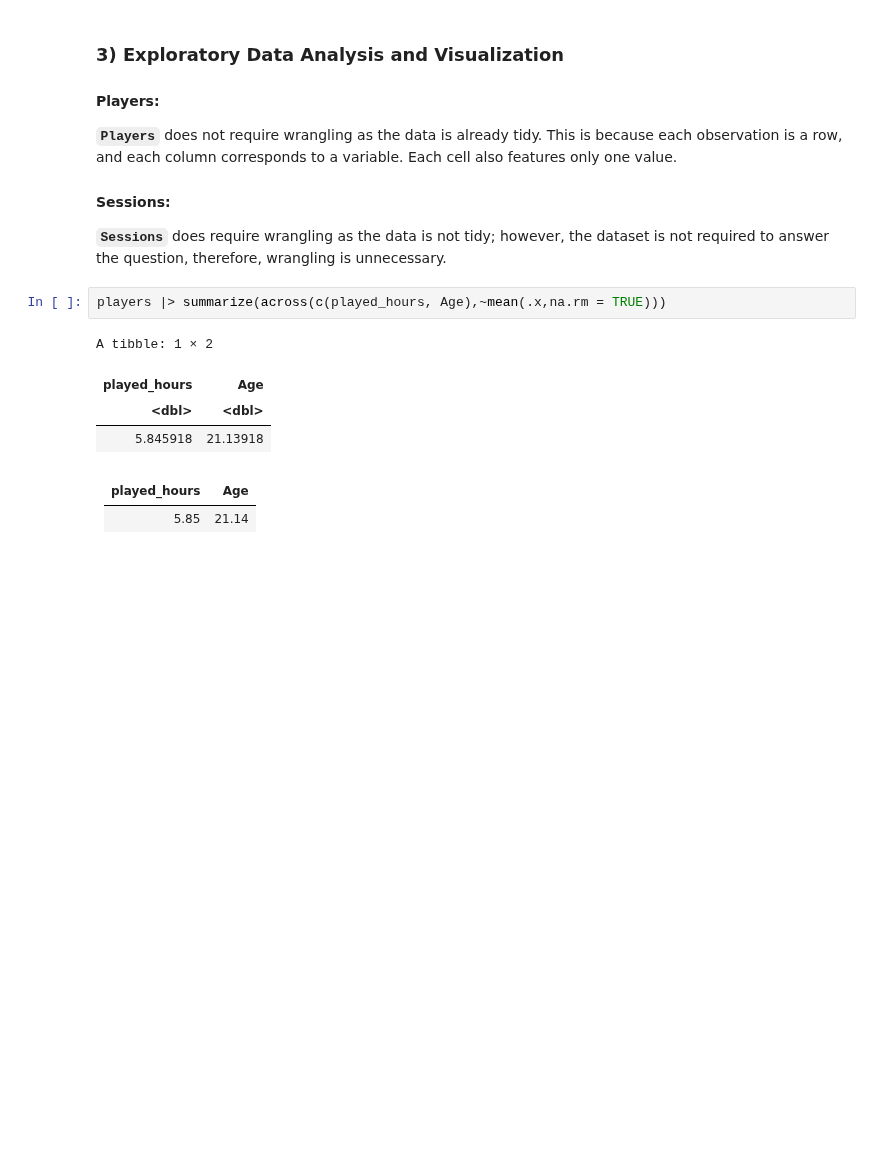
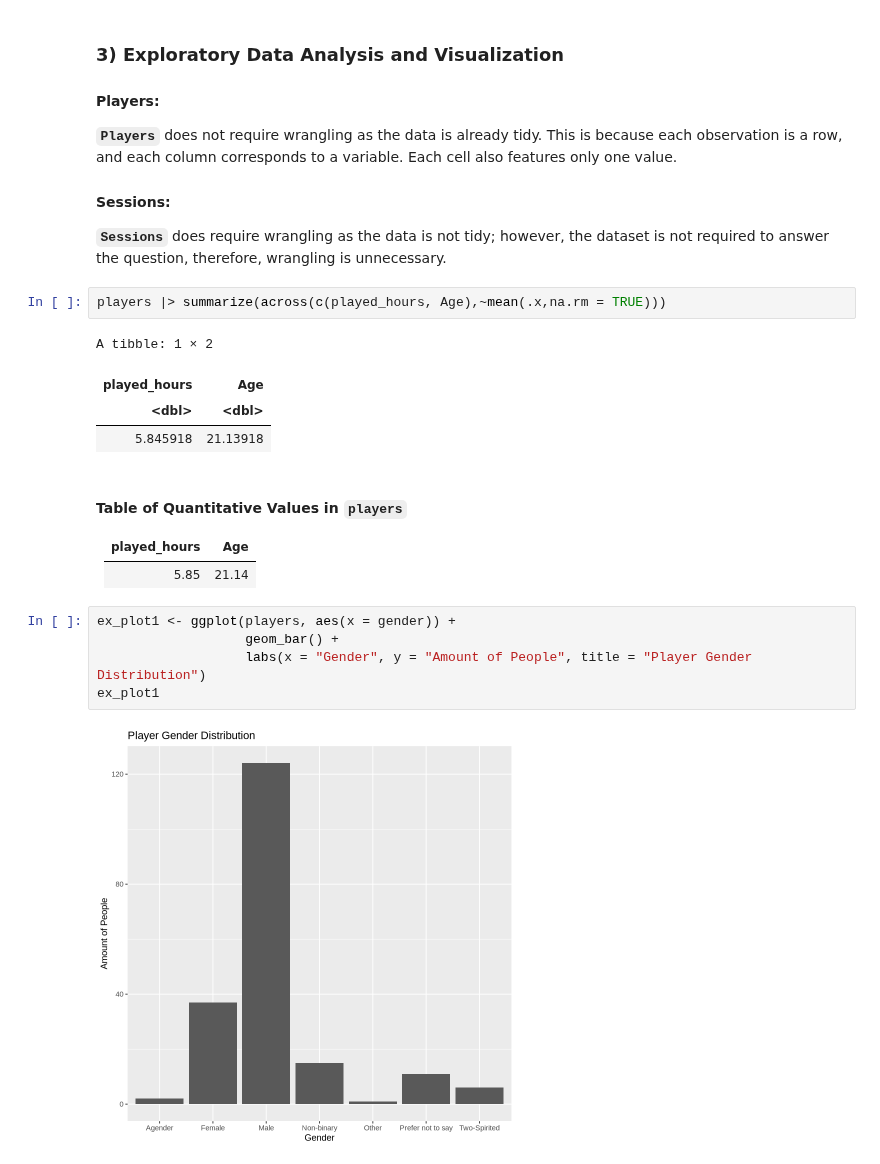
Before and after one commit to Alvin-Fong/DSCI100-Project, a Jupyter notebook: Individual_project_planning.ipynb, the cells around one changed output. Drawn from its saved outputs; the diff is of its cells as text; blank space fills up the shorter version.

Commit message:
Added visualizations and tables
Updated the title of the table and added baselines visualizations to better understand the data.

```diff
--- a/Individual_project_planning.ipynb
+++ b/Individual_project_planning.ipynb
@@ -132,6 +132,15 @@ A tibble: 1 × 2
 | <dbl> | <dbl> |
 | 5.845918 | 21.13918 |
 # %% [markdown]
+#### Table of Quantitative Values in **`players`**
+
 |**played_hours**|**Age**|
 |--- | --- |
 | 5.85| 21.14|
+# %%
+ex_plot1 <- ggplot(players, aes(x = gender)) +
+                   geom_bar() +
+                   labs(x = "Gender", y = "Amount of People", title = "Player Gender Distribution")
+ex_plot1
+# %% [output]
+[figure, added]
```
Also changed, not shown: parts of 5 cells of this notebook.
